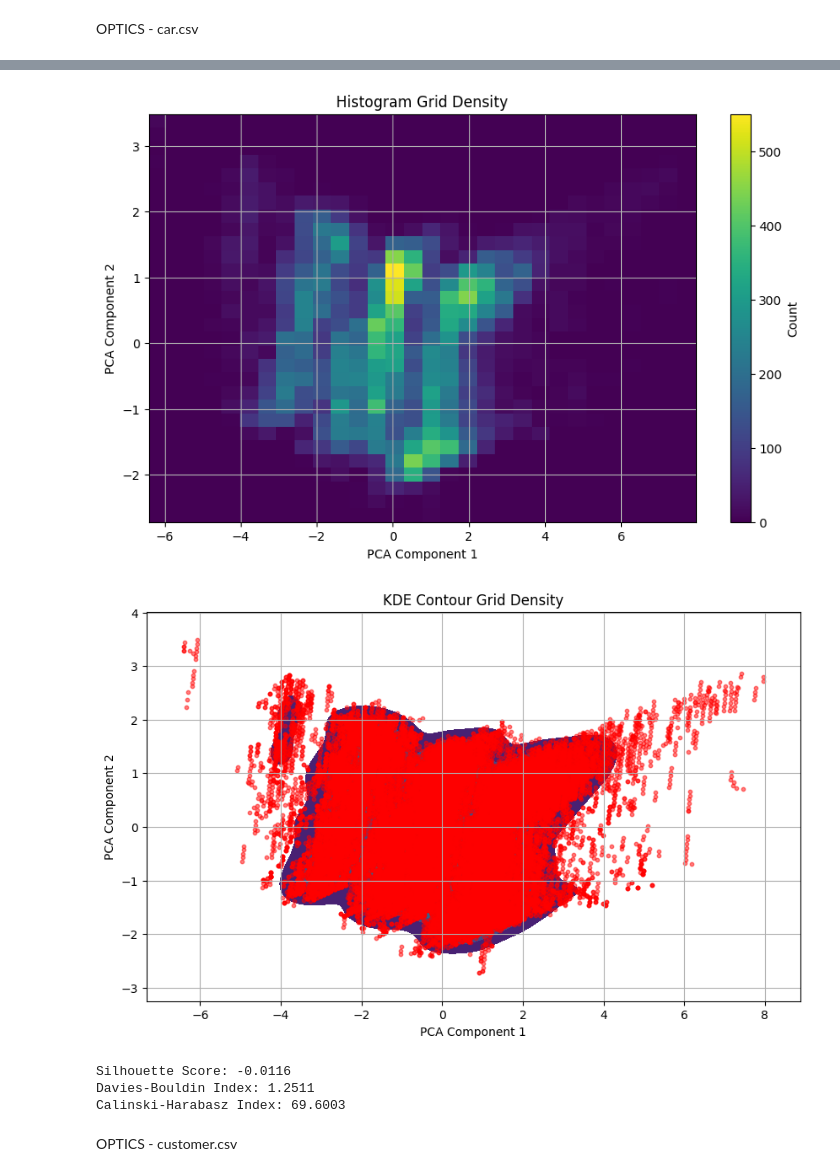
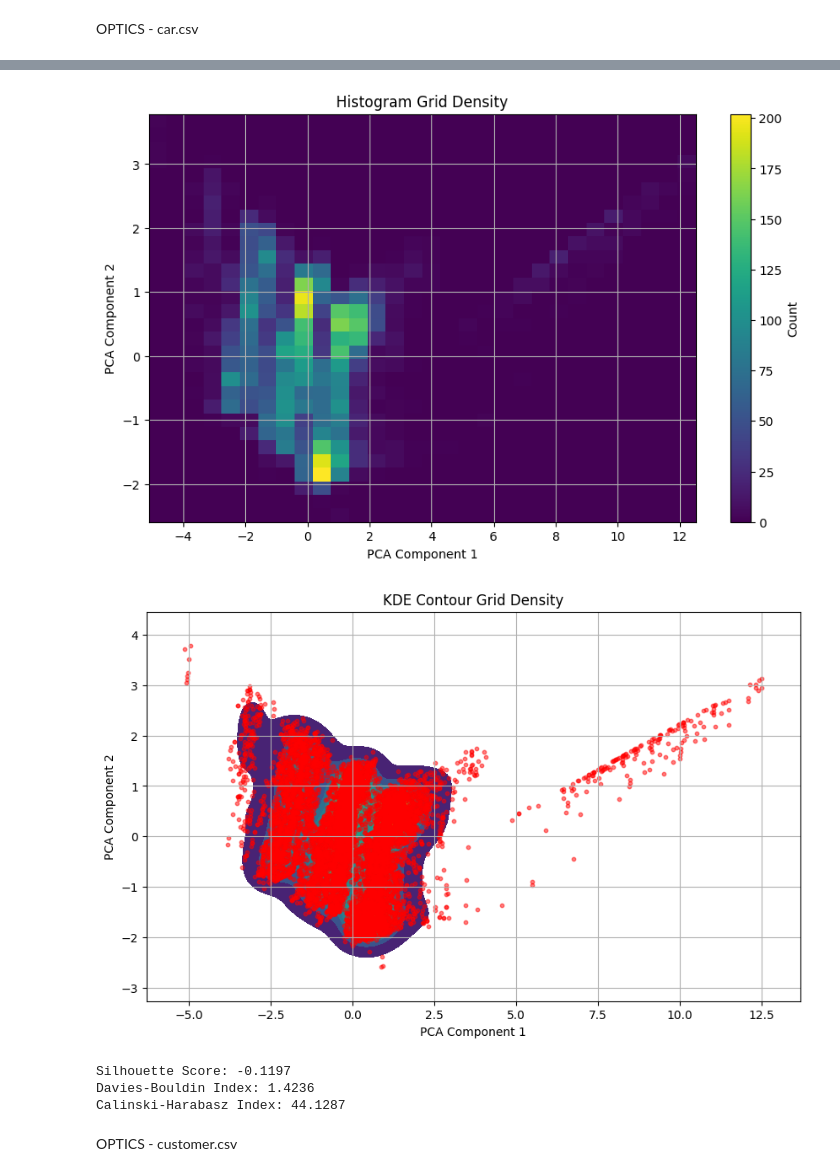
Before and after one commit to greasycat/ds5230-group2, a Jupyter notebook: optics.ipynb, the cells around one changed output, grey strips where cells are left out. Drawn from its saved outputs; the diff is of its cells as text; code cells hidden in the pictures.

```diff
--- a/optics.ipynb
+++ b/optics.ipynb
@@ -159,2 +11,6 @@ transformed_data.shape
+# %%
+from src.prep import Prep
+prep = Prep()
+X = prep.prep_car
 # %% [markdown]
 OPTICS - car.csv
@@ -167,5 +17,3 @@ encoded_data = encoder.fit_transform(car_data[categories])
-# %%
-X = np.hstack((scaled_data, encoded_data))
 # %%
 optics = OPTICS(min_samples=20, max_eps=1.5, metric='euclidean', cluster_method='xi', xi=0.05)
 optics_labels = optics.fit_predict(X)
@@ -183,7 +46,7 @@ plt.show()
 # %%
 # Histogram
 plt.figure(figsize=(10, 6))
-plt.hist2d(pca_result[0], pca_result[1], bins=30, cmap='viridis')
+plt.hist2d(X.iloc[:,0], X.iloc[:,1], bins=30, cmap='viridis')
 plt.colorbar(label='Count')
 plt.xlabel('PCA Component 1')
 plt.ylabel('PCA Component 2')
@@ -191,19 +54,19 @@ plt.title('Histogram Grid Density')
 plt.grid(True)
 plt.show()
 # %% [output]
-[figure, old version]
+[figure, new version]
 # %%
 # KDE density
 plt.figure(figsize=(10, 6))
-sns.kdeplot(x=pca_result[0], y=pca_result[1], cmap='viridis', fill=True)
-plt.scatter(pca_result[0], pca_result[1], color='red', s=10, alpha=0.5)
+sns.kdeplot(x=X.iloc[:,0], y=X.iloc[:,1], cmap='viridis', fill=True)
+plt.scatter(X.iloc[:,0], X.iloc[:,1], color='red', s=10, alpha=0.5)
 plt.xlabel('PCA Component 1')
 plt.ylabel('PCA Component 2')
 plt.title('KDE Contour Grid Density')
 plt.grid(True)
 plt.show()
 # %% [output]
-[figure, old version]
+[figure, new version]
 # %%
 # Silhouette score
 silhouette = silhouette_score(X, optics_labels)
@@ -217,8 +80,8 @@ print(f'Davies-Bouldin Index: {db_index:.4f}')
 ch_index = calinski_harabasz_score(X, optics_labels)
 print(f'Calinski-Harabasz Index: {ch_index:.4f}')
 # %% [output]
-Silhouette Score: -0.0116
-Davies-Bouldin Index: 1.2511
-Calinski-Harabasz Index: 69.6003
+Silhouette Score: -0.1197
+Davies-Bouldin Index: 1.4236
+Calinski-Harabasz Index: 44.1287
 # %% [markdown]
 OPTICS - customer.csv
```
Also changed, not shown: parts of 25 cells of this notebook, 9 other files.
